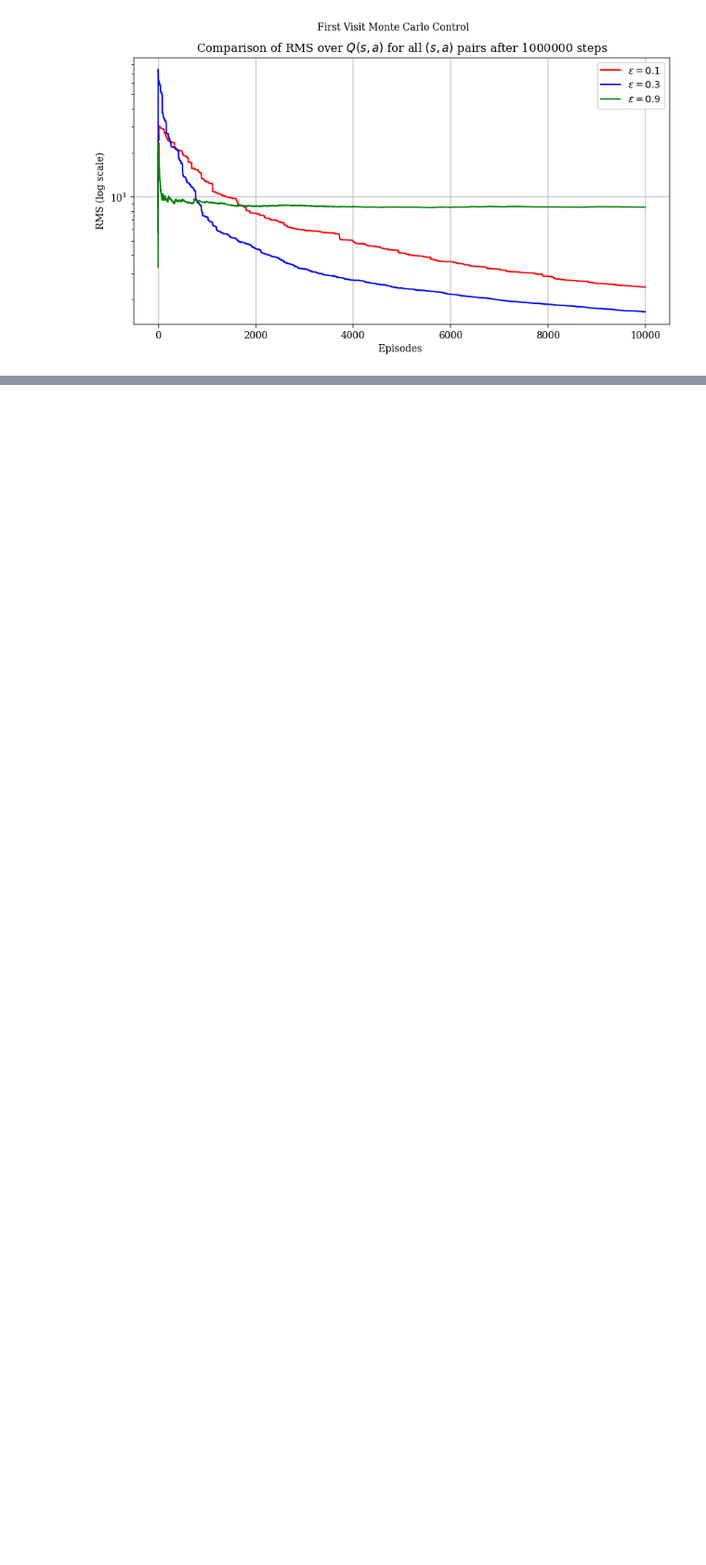
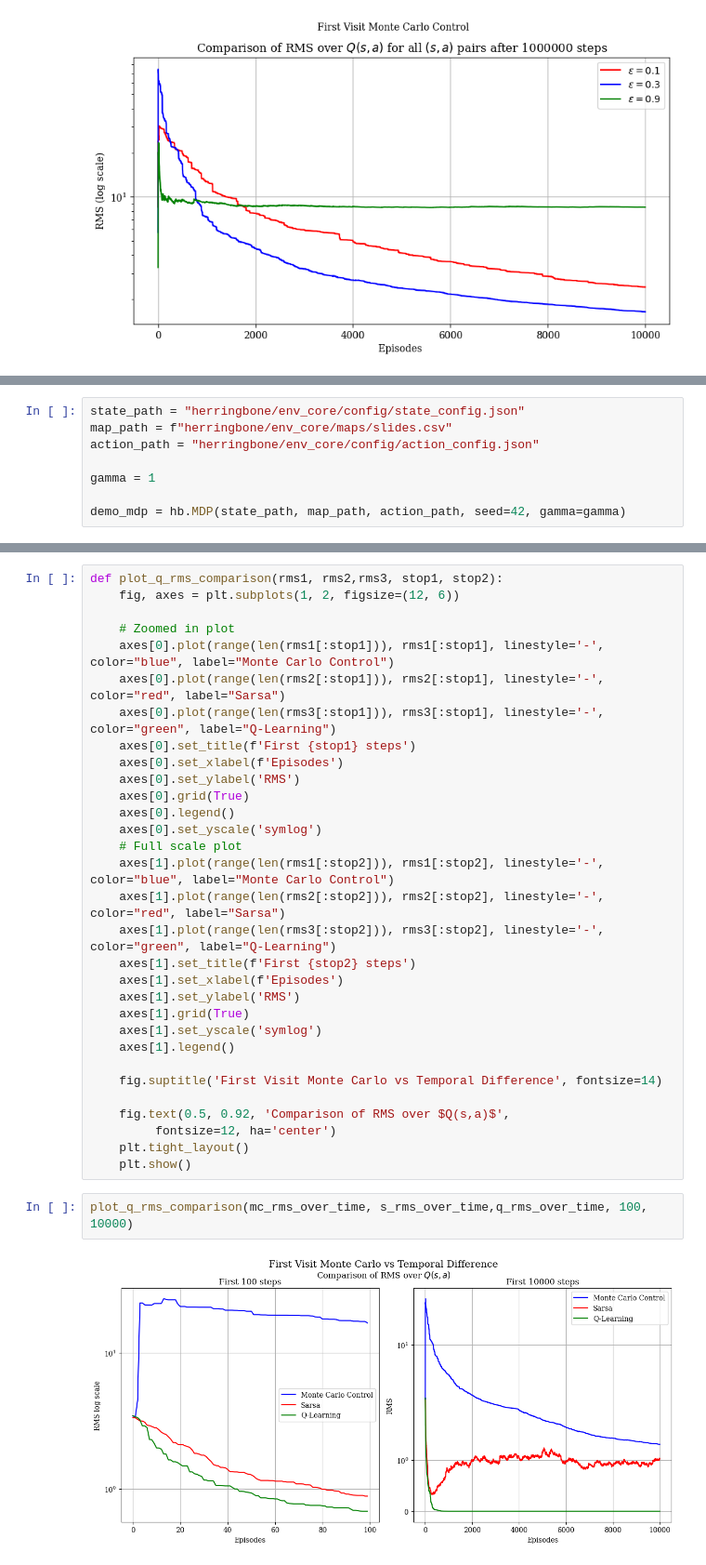
Before and after one commit to OlivierBroekman/herringbone, a Jupyter notebook: analysis.ipynb, the cells around one changed output, grey strips where cells are left out. Shown: that part at 93% size. Cells and saved outputs as stored; diff of their text form; blank space fills up the shorter version.

```diff
--- a/analysis.ipynb
+++ b/analysis.ipynb
@@ -259,0 +263,8 @@ plot_q_rms(rms01, rms03,rms09, step_size*steps)
+# %%
+state_path = "herringbone/env_core/config/state_config.json"
+map_path = f"herringbone/env_core/maps/slides.csv"
+action_path = "herringbone/env_core/config/action_config.json"
+
+gamma = 1
+
+demo_mdp = hb.MDP(state_path, map_path, action_path, seed=42, gamma=gamma)
@@ -259,0 +301,35 @@ plot_q_rms(rms01, rms03,rms09, step_size*steps)
+# %%
+def plot_q_rms_comparison(rms1, rms2,rms3, stop1, stop2):
+    fig, axes = plt.subplots(1, 2, figsize=(12, 6))
+
+    # Zoomed in plot
+    axes[0].plot(range(len(rms1[:stop1])), rms1[:stop1], linestyle='-', color="blue", label="Monte Carlo Control")
+    axes[0].plot(range(len(rms2[:stop1])), rms2[:stop1], linestyle='-', color="red", label="Sarsa")
+    axes[0].plot(range(len(rms3[:stop1])), rms3[:stop1], linestyle='-', color="green", label="Q-Learning")
+    axes[0].set_title(f'First {stop1} steps')
+    axes[0].set_xlabel(f'Episodes')
+    axes[0].set_ylabel('RMS')
+    axes[0].grid(True)
+    axes[0].legend()
+    axes[0].set_yscale('symlog')
+    # Full scale plot
+    axes[1].plot(range(len(rms1[:stop2])), rms1[:stop2], linestyle='-', color="blue", label="Monte Carlo Control")
+    axes[1].plot(range(len(rms2[:stop2])), rms2[:stop2], linestyle='-', color="red", label="Sarsa")
+    axes[1].plot(range(len(rms3[:stop2])), rms3[:stop2], linestyle='-', color="green", label="Q-Learning")
+    axes[1].set_title(f'First {stop2} steps')
+    axes[1].set_xlabel(f'Episodes')
+    axes[1].set_ylabel('RMS')
+    axes[1].grid(True)
+    axes[1].set_yscale('symlog')
+    axes[1].legend()
+
+    fig.suptitle('First Visit Monte Carlo vs Temporal Difference', fontsize=14)
+
+    fig.text(0.5, 0.92, 'Comparison of RMS over $Q(s,a)$',
+         fontsize=12, ha='center')
+    plt.tight_layout()
+    plt.show()
+# %%
+plot_q_rms_comparison(mc_rms_over_time, s_rms_over_time,q_rms_over_time, 100, 10000)
+# %% [output]
+[figure, added]
```
Also changed, not shown: parts of 6 cells of this notebook.
